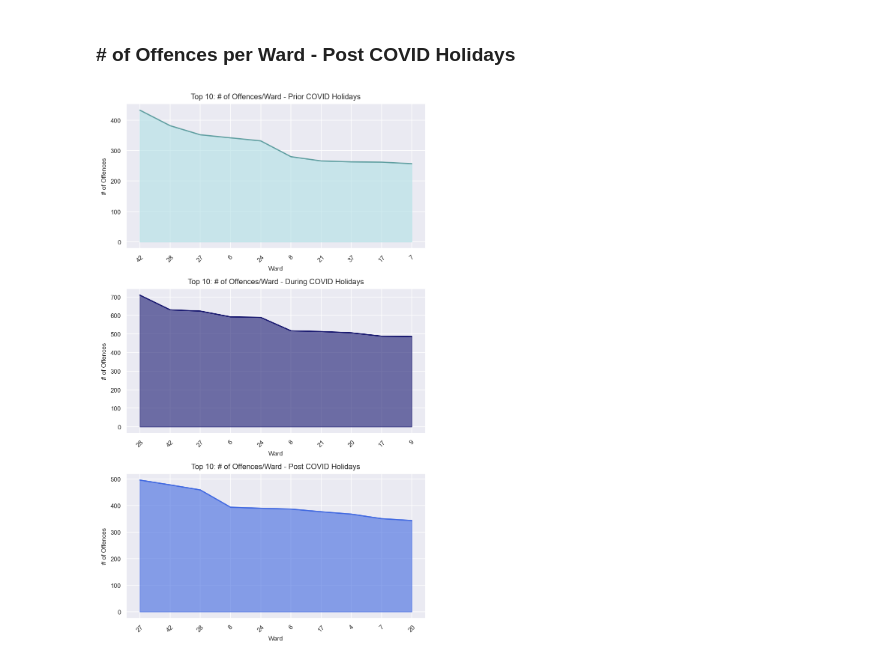
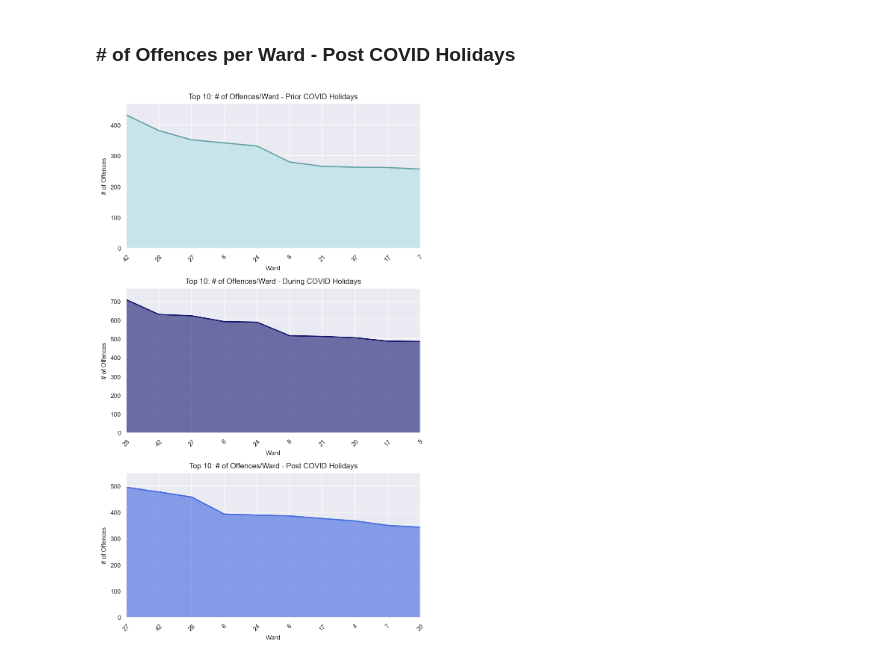
Before and after one commit to Kokolipa/crime_analysis, a Jupyter notebook: holiday_seasons/Analysis_Question3.ipynb, the cells around one changed output. Drawn from its saved outputs; the diff is of its cells as text; code cells hidden in the pictures.

Commit message:
Adding visuals - Analysis

```diff
--- a/holiday_seasons/Analysis_Question3.ipynb
+++ b/holiday_seasons/Analysis_Question3.ipynb
@@ -332,31 +332,37 @@ axes[0].plot(wards, prior_count, color='cadetblue', linewidth=1.5)
 axes[0].set_xticks(wards)
 axes[0].set_xticklabels(prior.index, rotation=45)
 axes[0].set_xlabel('Ward')
 axes[0].set_ylabel('# of Offences')
 axes[0].set_title('Top 10: # of Offences/Ward - Prior COVID Holidays')
+axes[0].set_xlim(wards[0], wards[-1])
+axes[0].set_ylim(0, 470)
 
 # Figure for During COVID Holidays
 axes[1].fill_between(wards, 0, during_count, color='midnightblue',alpha=0.6)
 axes[1].plot(wards, during_count, color='midnightblue', linewidth=1.5)
 axes[1].set_xticks(wards)
 axes[1].set_xticklabels(during.index, rotation=45)
 axes[1].set_xlabel('Ward')
 axes[1].set_ylabel('# of Offences')
 axes[1].set_title('Top 10: # of Offences/Ward - During COVID Holidays')
+axes[1].set_xlim(wards[0], wards[-1])
+axes[1].set_ylim(0, 770)
 
 # Figure for Post COVID Holidays
 axes[2].fill_between(wards, 0, post_count,color='royalblue',alpha=0.6)
 axes[2].plot(wards, post_count, color='royalblue', linewidth=1.5)
 axes[2].set_xticks(wards)
 axes[2].set_xticklabels(post.index, rotation=45)
 axes[2].set_xlabel('Ward')
 axes[2].set_ylabel('# of Offences')
 axes[2].set_title('Top 10: # of Offences/Ward - Post COVID Holidays')
+axes[2].set_xlim(wards[0], wards[-1])
+axes[2].set_ylim(0, 550)
 
 # Adjust spacing between subplots
 plt.tight_layout()
 
 # Display the plot
 plt.show()
 # %% [output]
-[figure, old version]
+[figure, new version]
```
